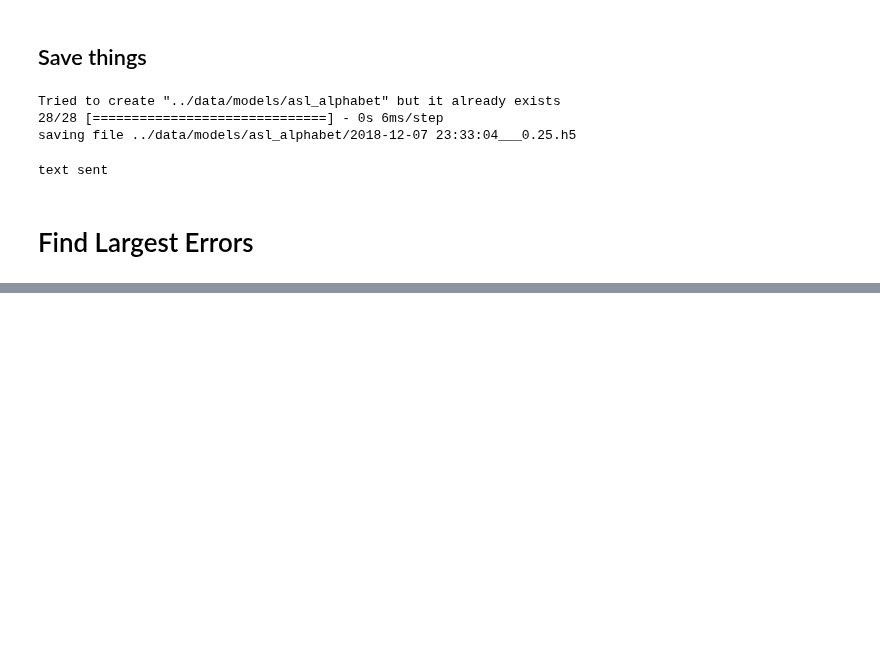
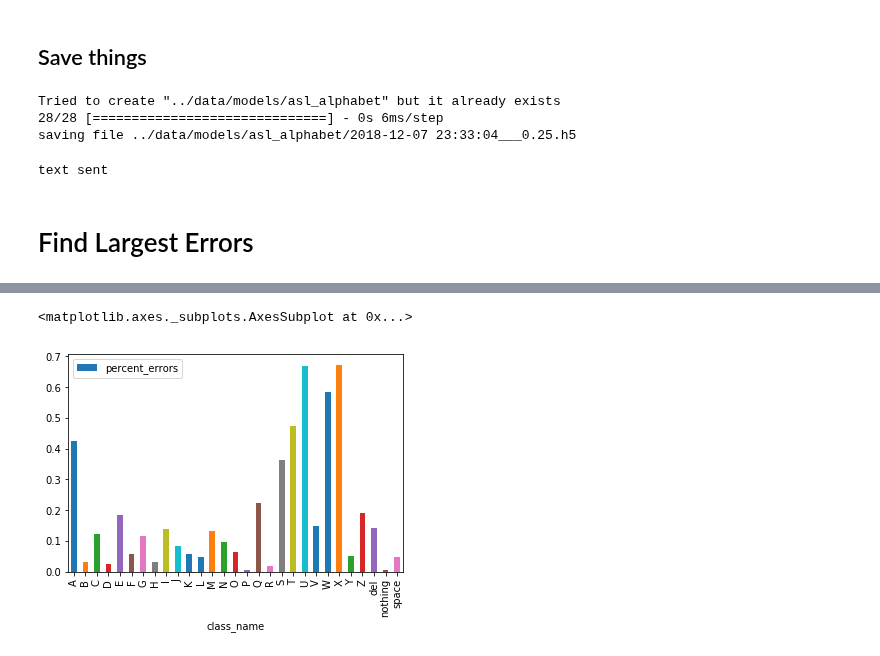
Before and after one commit to kjprice/smu-capstone, a Jupyter notebook: notebooks/Hand Signs.ipynb, the cells around one changed output, grey strips where cells are left out. Saved outputs shown, nothing was run; the diff lists cells and outputs as text; code cells hidden in the pictures; blank space fills up the shorter version.

```diff
--- a/notebooks/Hand Signs.ipynb
+++ b/notebooks/Hand Signs.ipynb
@@ -302,0 +339,8 @@ array([[9.75617953e-03, 3.62603503e-10, 2.70631544e-30, 5.53198869e-28,
+# %%
+total_counts = validations.groupby(['true_class_name']) \
+    .size() \
+    .reset_index(name='counts')
+total_counts.columns = ['class_name', 'total_counts']
+# %%
+counts_pd = total_counts.merge(errors_counts, on='class_name')
+counts_pd
@@ -302,0 +365,2 @@ array([[9.75617953e-03, 3.62603503e-10, 2.70631544e-30, 5.53198869e-28,
+# %%
+counts_pd['percent_errors'] = counts_pd.error_counts / counts_pd.total_counts
@@ -302,0 +387,5 @@ array([[9.75617953e-03, 3.62603503e-10, 2.70631544e-30, 5.53198869e-28,
+# %%
+counts_pd.plot.bar(x='class_name', y='percent_errors')
+# %% [output]
+<matplotlib.axes._subplots.AxesSubplot at 0x...>
+[figure, added]
```
Also changed, not shown: parts of 16 cells of this notebook.
